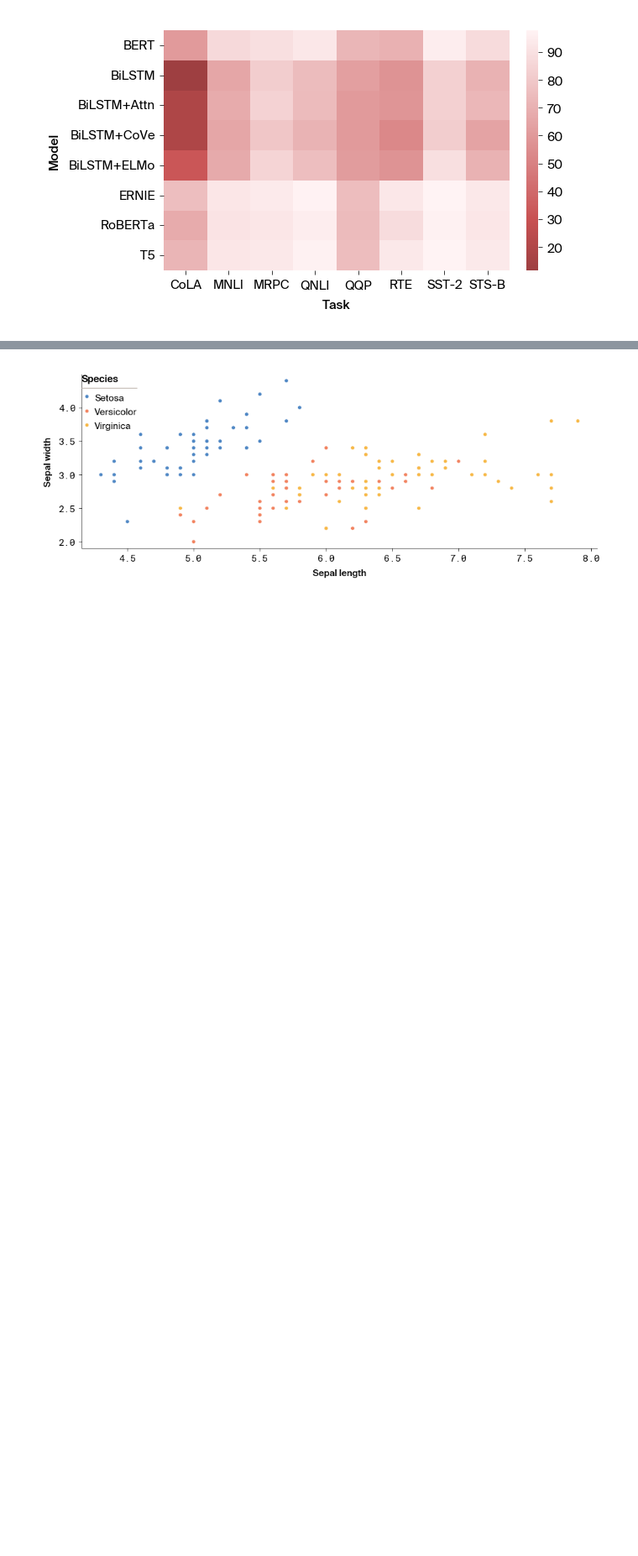
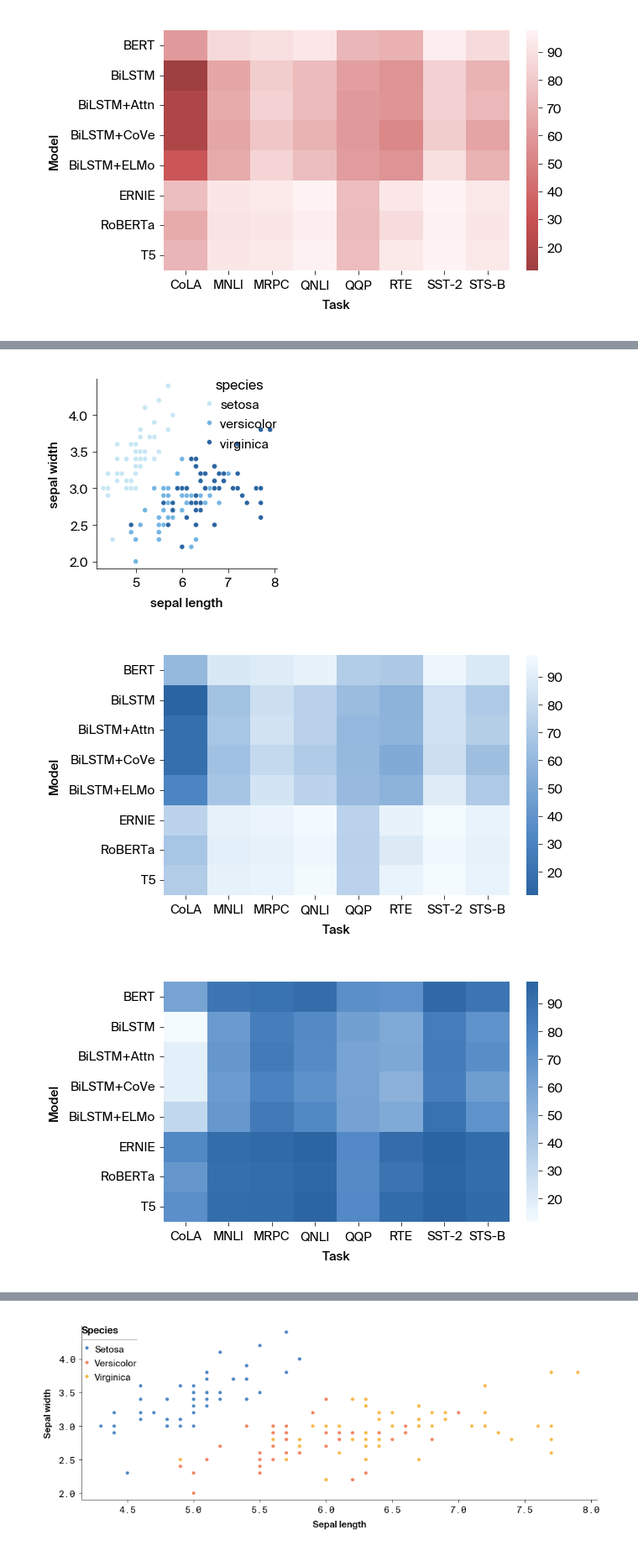
Before and after one commit to Arcadia-Science/arcadia-pycolor, a Jupyter notebook: style_usage.ipynb, the cells around one changed output, grey strips where cells are left out. Shown at 84% size. Drawn from its saved outputs; the diff is of its cells as text; code cells hidden in the pictures; blank space fills up the shorter version.

```diff
--- a/style_usage.ipynb
+++ b/style_usage.ipynb
@@ -85 +95,30 @@ plt.show()
+# %%
+colors = {
+    "setosa": "apc:sky",
+    "versicolor": "apc:vital",
+    "virginica": "apc:lapis",
+}
+
+fig, ax = plt.subplots(figsize=apc.mpl.get_figure_dimensions("float_square"), layout="constrained")
+sns.scatterplot(
+    x=x_data,
+    y=y_data,
+    hue=c_data,
+    data=iris_data,
+    palette=colors,
+    ax=ax,
+)
+plt.show()
+
+fig, ax = plt.subplots(figsize=apc.mpl.get_figure_dimensions("float_wide"), layout="constrained")
+sns.heatmap(glue, ax=ax, cmap="apc:blues")
+plt.show()
+
+fig, ax = plt.subplots(figsize=apc.mpl.get_figure_dimensions("float_wide"), layout="constrained")
+sns.heatmap(glue, ax=ax, cmap="apc:blues_r")
+plt.show()
+# %% [output]
+[figure, added]
+[figure, added]
+[figure, added]
 # %% [markdown]
```
Also changed, not shown: parts of 8 cells of this notebook, 12 other files.
